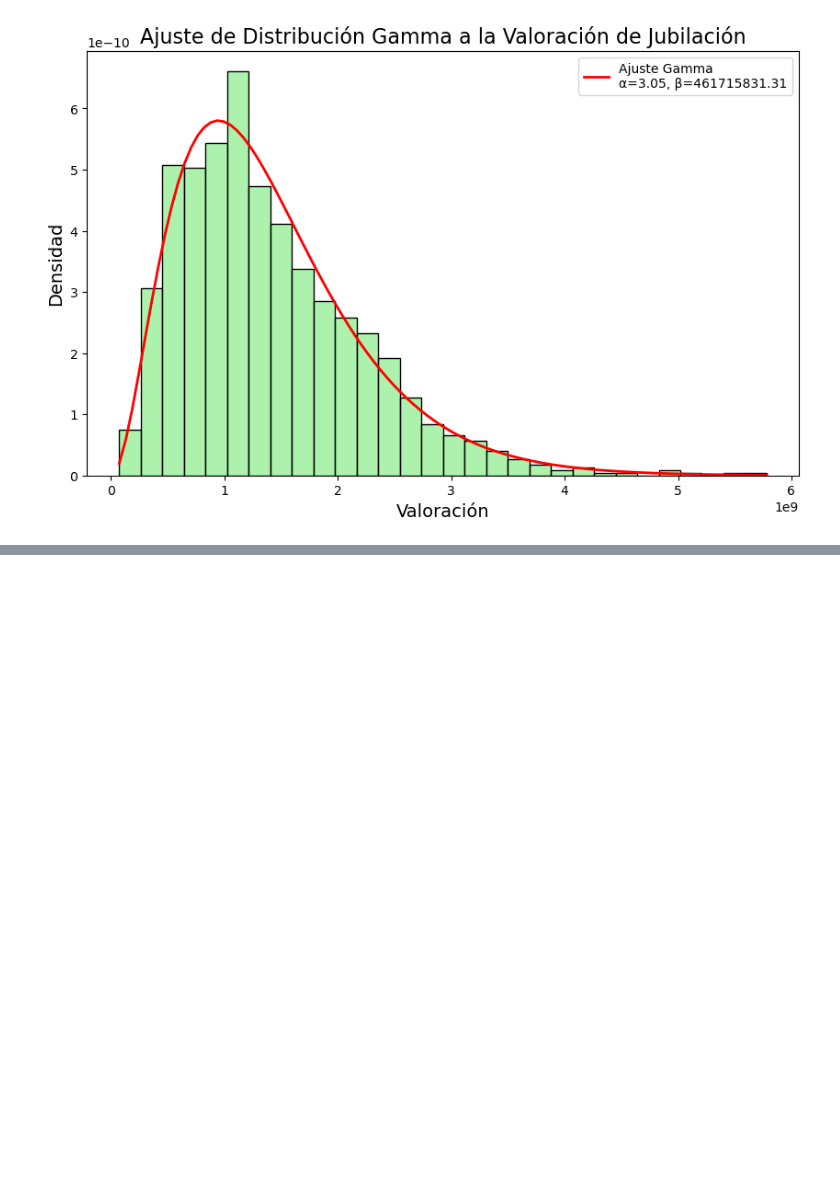
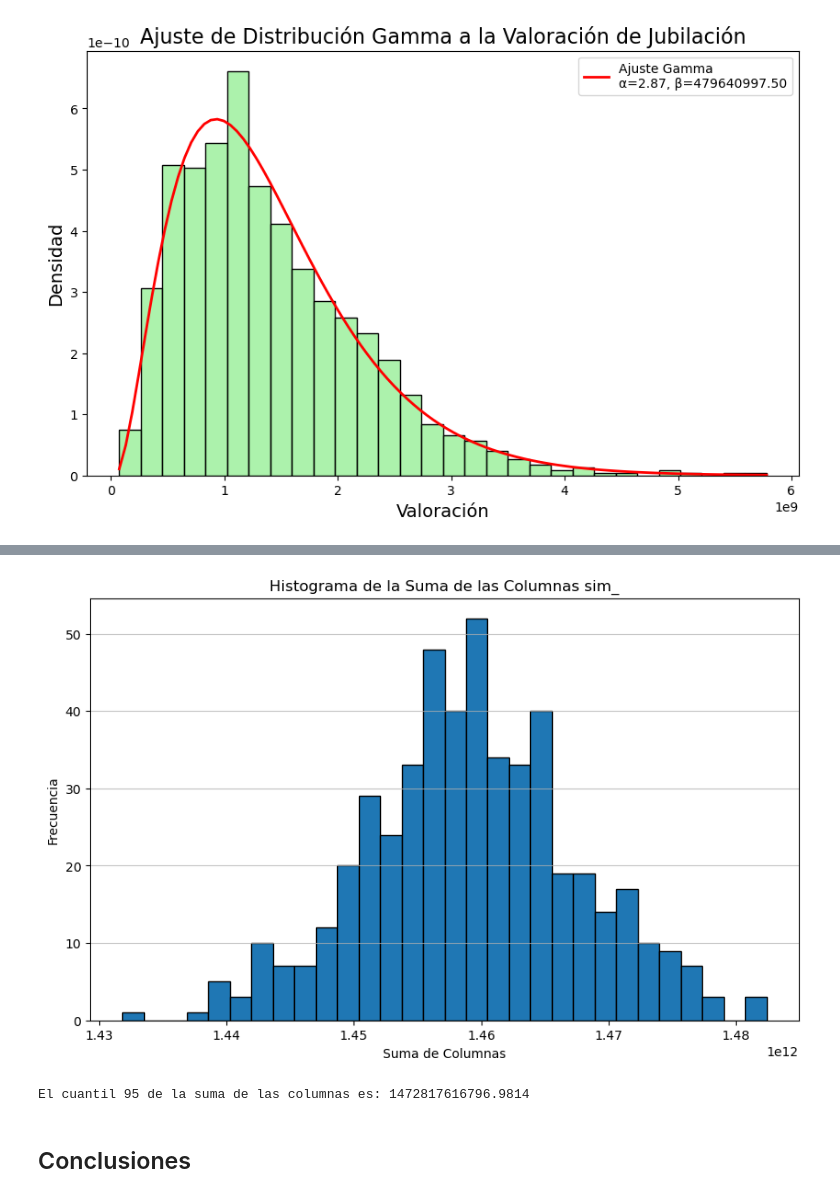
Before and after one commit to mateocivil10/pj_sa_202402, a Jupyter notebook: notebooks/Clase4.ipynb, the cells around one changed output, grey strips where cells are left out. Drawn from its saved outputs; the diff is of its cells as text; code cells hidden in the pictures; blank space fills up the shorter version.

```diff
--- a/notebooks/Clase4.ipynb
+++ b/notebooks/Clase4.ipynb
@@ -72,14 +76,17 @@ for index, row in datos.iterrows():
     edad = row['Edad']
 
     # Seleccionar la tabla de mortalidad según el género
-    tmort = T_hombre if genero == 'H' else T_mujer
+    if genero=='H':
+        tmort=T_hombre
+    else:
+        tmort=T_mujer
 
     # Calcular valoración de jubilado y pareja
     if row['Casado'] == 0:
         va_jubilado = calcular_valuacion_jubilado(tmort, edad, pago, i)
         va_pareja = 0
     elif row['Casado'] == 1:
-        va_jubilado, va_pareja = calcular_valuacion_pareja(tmort, edad, pago, row['Edad_pareja'], i)
+        va_jubilado, va_pareja = calcular_valuacion_pareja(tmort, edad, pago, row['Edad_pareja'], row['Sexo_pareja'], i)
 
     v_jubilado.append(va_jubilado)
     v_pareja.append(va_pareja)
@@ -87,7 +94,6 @@ for index, row in datos.iterrows():
 # Actualizar el dataframe con las nuevas columnas
 datos['Valoracion Jubilado'] = v_jubilado
 datos['Valoracion pareja'] = v_pareja
-datos['Pago_mensual'] = datos['Pago_mensual'].apply(lambda x: f'{x:,.2f}')
 datos['Valoracion'] = datos['Valoracion Jubilado'] + datos['Valoracion pareja']
 
 # Mostrar resultados
@@ -138,0 +165,3 @@ plt.show()
+# %%
+datos["Propuesta"] = datos['Valoracion']*0.7
+datos
@@ -138,0 +182,16 @@ plt.show()
+# %%
+df_sim = pd.DataFrame()
+df_sim['key']=list(datos.index)
+df_sim['Valoracion']=list(datos.Valoracion)
+
+d = 0.7
+df_sim['Pago_hoy'] = (d)*df_sim['Valoracion']
+
+sim=500
+p=0.45
+
+for i in range(sim):
+    samples = np.random.binomial(1,p,len(df_sim))
+    df_sim['sim_'+str(i)]=samples
+    df_sim['sim_'+str(i)]=df_sim.apply(
+        lambda row: row['Pago_hoy'] if row ['sim_'+str(i)]==1 else row['Valoracion'],axis=1)
@@ -138,0 +214,4 @@ plt.show()
+# %%
+sim_columns = [col for col in df_sim.columns if col.startswith('sim_')]
+df_sum = pd.DataFrame({'columna': sim_columns, 'suma': df_sim[sim_columns].sum()})
+df_sum
@@ -138,0 +232,21 @@ plt.show()
+# %%
+# Crear el histograma de la columna 'suma' del DataFrame df_sum
+plt.figure(figsize=(10, 6))
+plt.hist(df_sum['suma'], bins=30, edgecolor='black')
+plt.title('Histograma de la Suma de las Columnas sim_')
+plt.xlabel('Suma de Columnas')
+plt.ylabel('Frecuencia')
+plt.grid(axis='y', alpha=0.75)
+plt.show()
+# %% [output]
+[figure, added]
+# %%
+# Calcular el cuantil 95 de la columna 'suma'
+cuantil_95 = df_sum['suma'].quantile(0.95)
+
+# Mostrar el resultado
+print(f"El cuantil 95 de la suma de las columnas es: {cuantil_95}")
+# %% [output]
+El cuantil 95 de la suma de las columnas es: 1472817616796.9814
+# %% [markdown]
+## Conclusiones
```
Also changed, not shown: parts of 8 cells of this notebook, 1 other file.
